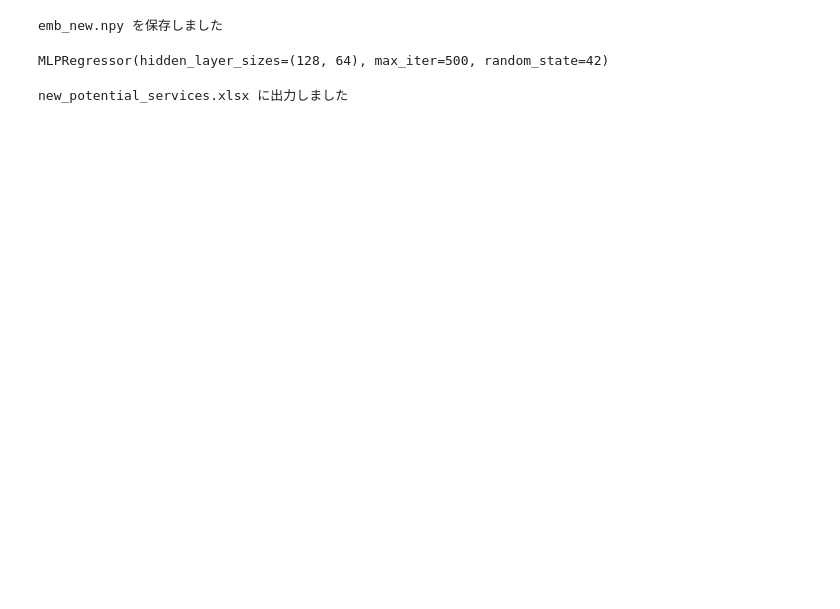
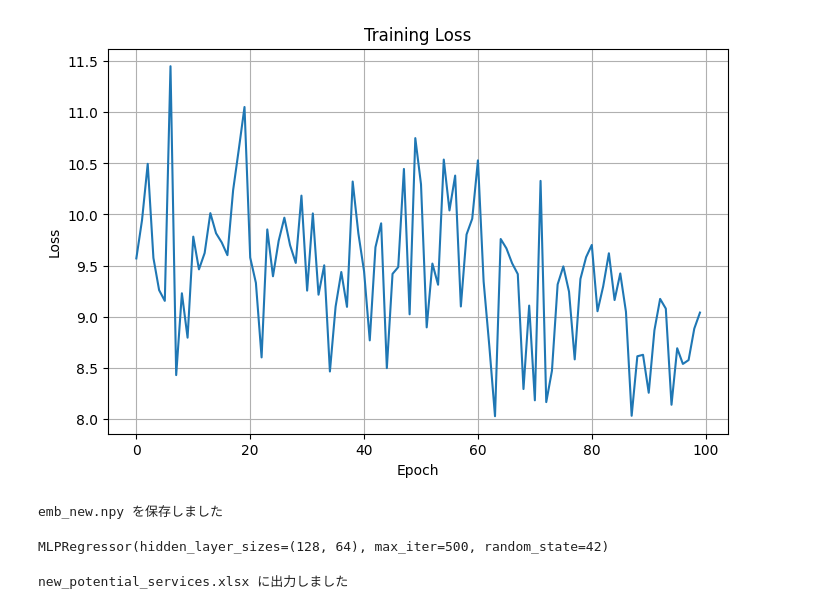
Before and after one commit to fuukanoo/ORICON, a Jupyter notebook: src/VAE/generate_vae.ipynb, the cells around one changed output. Drawn from its saved outputs; the diff is of its cells as text; code cells hidden in the pictures; blank space fills up the shorter version.

```diff
--- a/src/VAE/generate_vae.ipynb
+++ b/src/VAE/generate_vae.ipynb
@@ -80,8 +81,10 @@ vae = VAE(input_dim, hidden_dim, latent_dim).to(device)
 opt = torch.optim.Adam(vae.parameters(), lr=lr)
 # %%
 # 5. トレーニングループ
+
+losses = []
 vae.train()
-for epoch in range(epochs):
+for epoch in tqdm(range(epochs), desc="Training"):
     total_loss = 0
     for (batch,) in loader:
         x = batch.to(device)
@@ -89,5 +92,15 @@ for epoch in range(epochs):
         loss = vae_loss(recon, x, mu, logvar)
         opt.zero_grad(); loss.backward(); opt.step()
         total_loss += loss.item()
-    print(f"Epoch {epoch+1}/{epochs}  Loss: {total_loss/len(dataset):.4f}")
+    losses.append(total_loss/len(dataset))
+
+# ロスのグラフ表示
+import matplotlib.pyplot as plt
+plt.figure(figsize=(8, 5))
+plt.plot(losses)
+plt.title('Training Loss')
+plt.xlabel('Epoch')
+plt.ylabel('Loss')
+plt.grid(True)
+plt.show()
 # %% [output]
@@ -111,3 +107,4 @@ Epoch 100/100  Loss: 13.6902
+[figure, added]
 # %%
 # 6. 新規サンプリング
 vae.eval()
```
Also changed, not shown: parts of 2 cells of this notebook, 2 other files.
